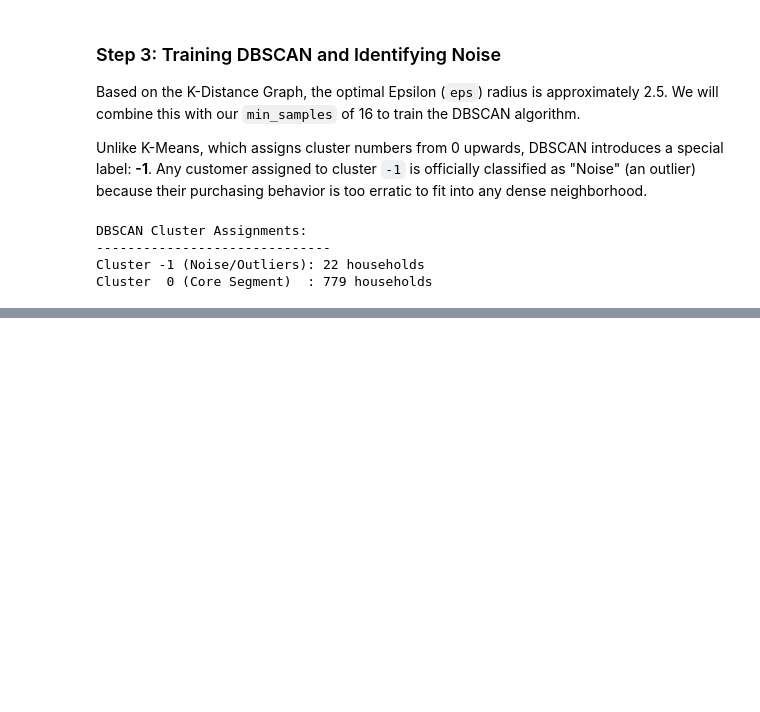
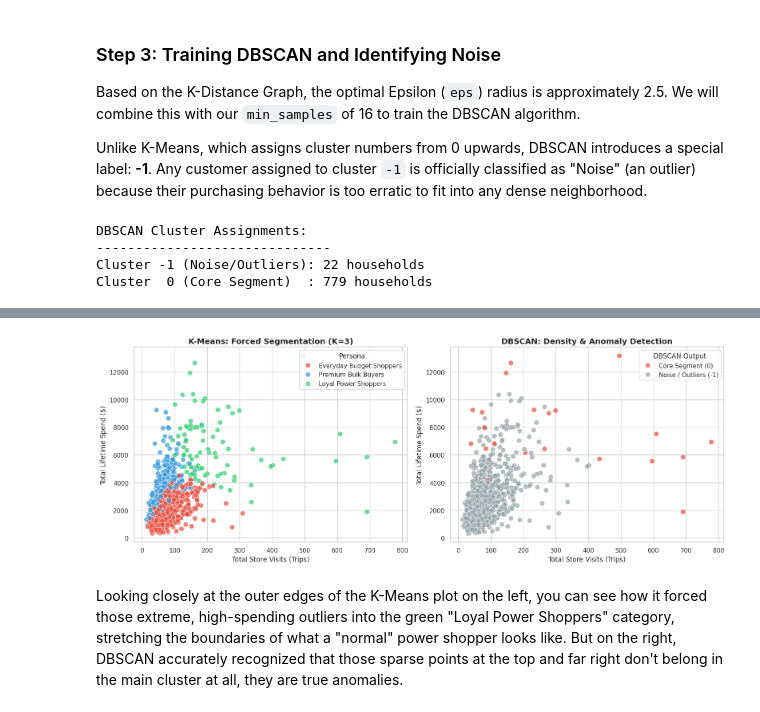
Before and after one commit to sultanjacob/Applied-Machine-Learning, a Jupyter notebook: 03_clustering/03_DBSCAN_Clustering_ipynb.ipynb, the cells around one changed output, grey strips where cells are left out. Saved outputs shown, nothing was run; the diff lists cells and outputs as text; code cells hidden in the pictures; blank space fills up the shorter version.

Commit message:
Visualising algorithmic differences between k means and DBSCAN

```diff
--- a/03_clustering/03_DBSCAN_Clustering_ipynb.ipynb
+++ b/03_clustering/03_DBSCAN_Clustering_ipynb.ipynb
@@ -123,0 +142,51 @@ Cluster  0 (Core Segment)  : 779 households
+# %%
+import matplotlib.pyplot as plt
+import seaborn as sns
+
+fig, axes = plt.subplots(1, 2, figsize=(16, 6))
+sns.set_theme(style="whitegrid")
+
+# --- PLOT 1: K-MEANS (From Phase 2) ---
+sns.scatterplot(
+    ax=axes[0],
+    data=df,
+    x='total_transactions',
+    y='total_spend',
+    hue='Persona',
+    palette=['#e74c3c', '#3498db', '#2ecc71'],
+    s=80,
+    alpha=0.7
+)
+axes[0].set_title('K-Means: Forced Segmentation (K=3)', fontsize=14, fontweight='bold')
+axes[0].set_xlabel('Total Store Visits (Trips)', fontsize=12)
+axes[0].set_ylabel('Total Lifetime Spend ($)', fontsize=12)
+axes[0].legend(title='Persona')
+
+# --- PLOT 2: DBSCAN (From Phase 3) ---
+# Create a custom color palette: Red for Noise (-1), Grey for Core Segment (0)
+dbscan_palette = {-1: '#e74c3c', 0: '#95a5a6'}
+
+sns.scatterplot(
+    ax=axes[1],
+    data=df,
+    x='total_transactions',
+    y='total_spend',
+    hue='DBSCAN_Cluster',
+    palette=dbscan_palette,
+    s=80,
+    alpha=0.7
+)
+axes[1].set_title('DBSCAN: Density & Anomaly Detection', fontsize=14, fontweight='bold')
+axes[1].set_xlabel('Total Store Visits (Trips)', fontsize=12)
+axes[1].set_ylabel('Total Lifetime Spend ($)', fontsize=12)
+
+# Customizing the legend to make it clear what -1 and 0 mean
+handles, labels = axes[1].get_legend_handles_labels()
+axes[1].legend(handles=handles, labels=['Core Segment (0)', 'Noise / Outliers (-1)'], title='DBSCAN Output')
+
+plt.tight_layout()
+plt.show()
+# %% [output]
+[figure, added]
+# %% [markdown]
+Looking closely at the outer edges of the K-Means plot on the left, you can see how it forced those extreme, high-spending outliers into the green "Loyal Power Shoppers" category, stretching the boundaries of what a "normal" power shopper looks like. But on the right, DBSCAN accurately recognized that those sparse points at the top and far right don't belong in the main cluster at all, they are true anomalies.
```
Also changed, not shown: parts of 2 cells of this notebook.
